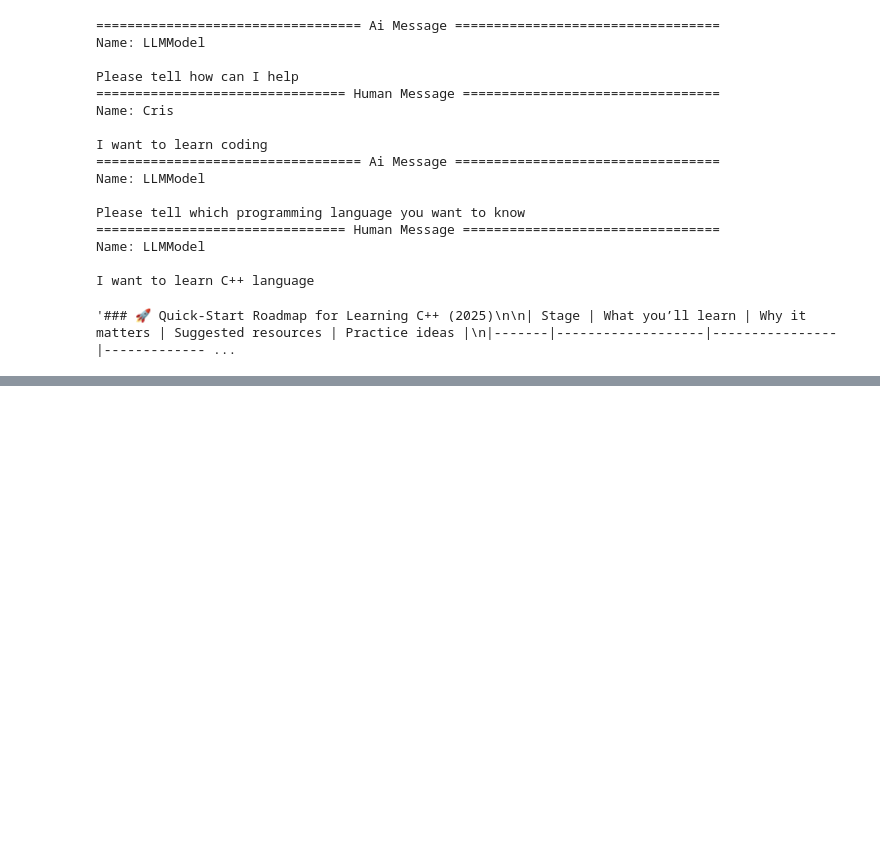
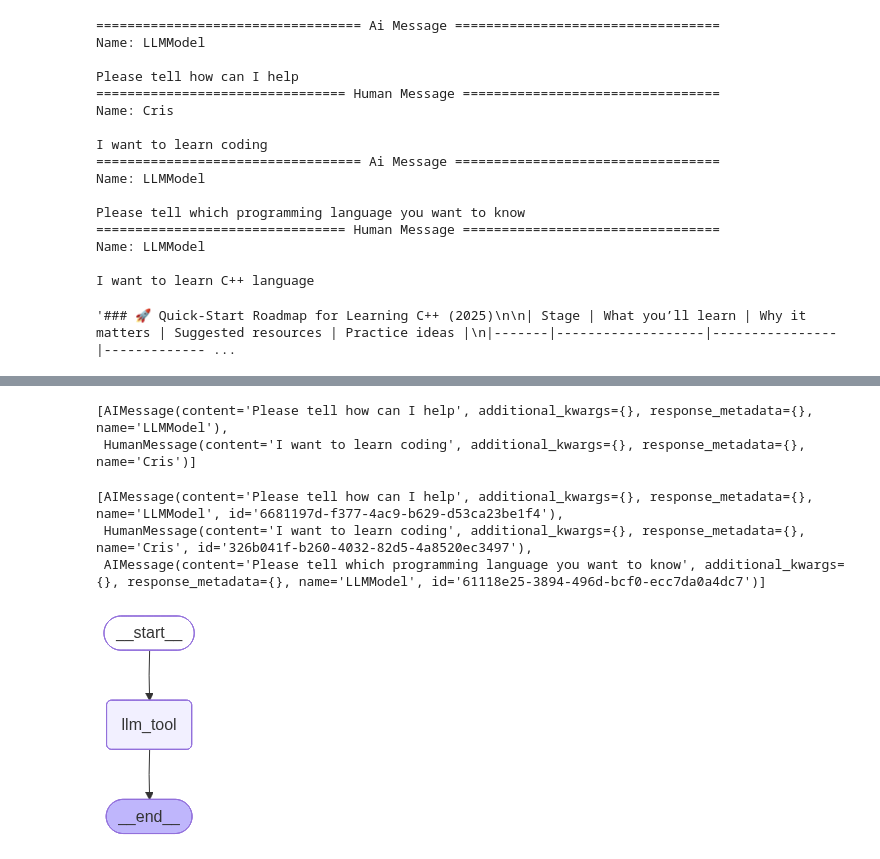
Before and after one commit to Cristopxer/llm_practices, a Jupyter notebook: 1-LangChain/LangGraph/3ChainsLangGraph.ipynb, the cells around one changed output, grey strips where cells are left out. Cells and saved outputs as stored; diff of their text form; code cells hidden in the pictures; blank space fills up the shorter version.

Commit message:
add(python): simple custom tool implementation

```diff
--- a/1-LangChain/LangGraph/3ChainsLangGraph.ipynb
+++ b/1-LangChain/LangGraph/3ChainsLangGraph.ipynb
@@ -65,0 +83,4 @@ Feel free to drop a question or a milestone you hit—happy to help you debug or
+# %%
+## Binding tools with llm
+
+llm_with_tools = llm.bind_tools([add])
@@ -65,0 +96,22 @@ Feel free to drop a question or a milestone you hit—happy to help you debug or
+# %%
+### Use messages as state
+from typing_extensions import TypedDict
+from langchain_core.messages import AnyMessage
+
+class State(TypedDict):
+    message:list[AnyMessage]
+# %%
+from langgraph.graph.message import add_messages
+from typing import Annotated
+
+class State(TypedDict):
+    messages:Annotated[list[AnyMessage], add_messages]
+# %%
+### Reducer with add_message
+
+initial_messages = [AIMessage(content=f"Please tell how can I help", name="LLMModel")]
+initial_messages.append(HumanMessage(content=f"I want to learn coding", name="Cris"))
+initial_messages
+# %% [output]
+[AIMessage(content='Please tell how can I help', additional_kwargs={}, response_metadata={}, name='LLMModel'),
+ HumanMessage(content='I want to learn coding', additional_kwargs={}, response_metadata={}, name='Cris')]
@@ -65,0 +120,25 @@ Feel free to drop a question or a milestone you hit—happy to help you debug or
+# %%
+add_messages(initial_messages, ai_message)
+# %% [output]
+[AIMessage(content='Please tell how can I help', additional_kwargs={}, response_metadata={}, name='LLMModel', id='6681197d-f377-4ac9-b629-d53ca23be1f4'),
+ HumanMessage(content='I want to learn coding', additional_kwargs={}, response_metadata={}, name='Cris', id='326b041f-b260-4032-82d5-4a8520ec3497'),
+ AIMessage(content='Please tell which programming language you want to know', additional_kwargs={}, response_metadata={}, name='LLMModel', id='61118e25-3894-496d-bcf0-ecc7da0a4dc7')]
+# %%
+# Chatbot node functionality
+def llm_tool(state:State):
+    return {"messages":[llm_with_tools.invoke(state["messages"])]}
+# %%
+from IPython.display import Image, display
+from langgraph.graph import StateGraph, START, END
+
+builder = StateGraph(State)
+
+builder.add_node("llm_tool", llm_tool)
+
+builder.add_edge(START, "llm_tool")
+builder.add_edge("llm_tool", END)
+
+graph = builder.compile()
+display(Image(graph.get_graph().draw_mermaid_png()))
+# %% [output]
+[figure, added]
```
Also changed, not shown: parts of 11 cells of this notebook.
